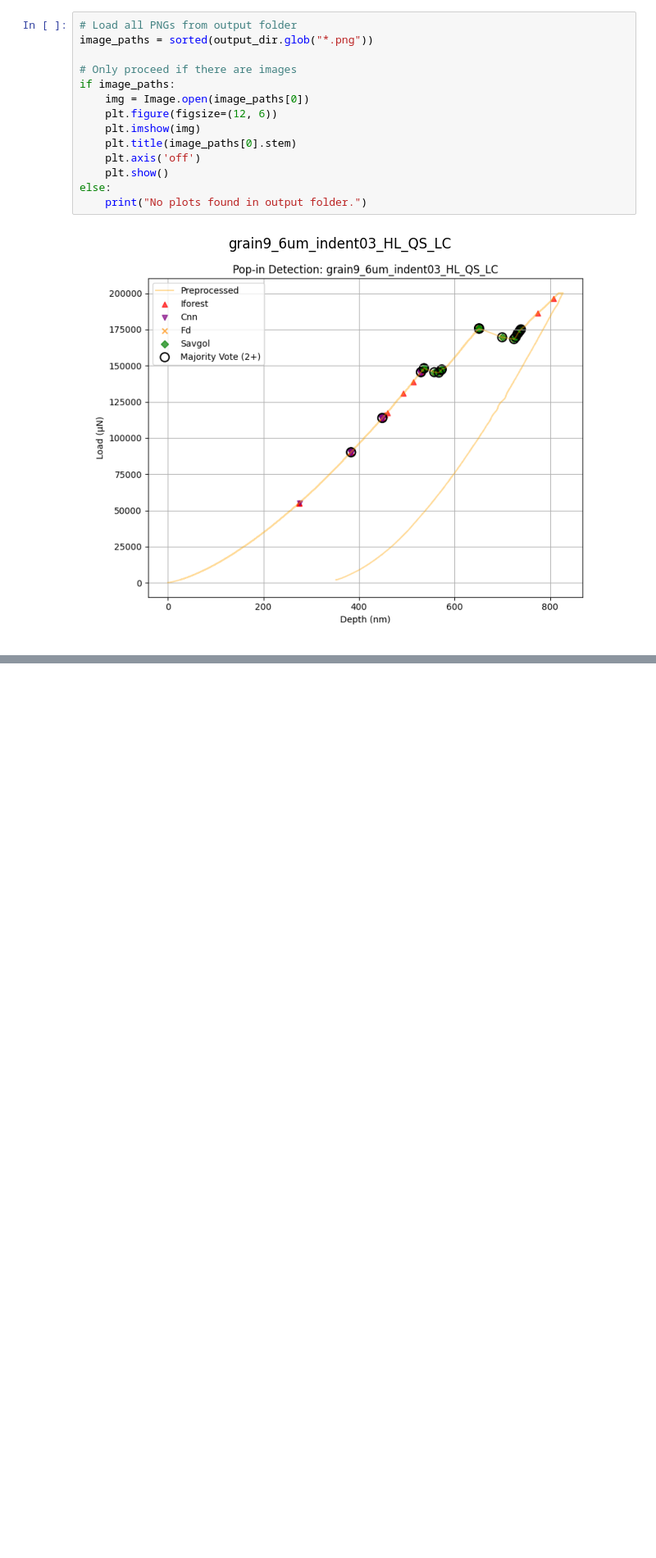
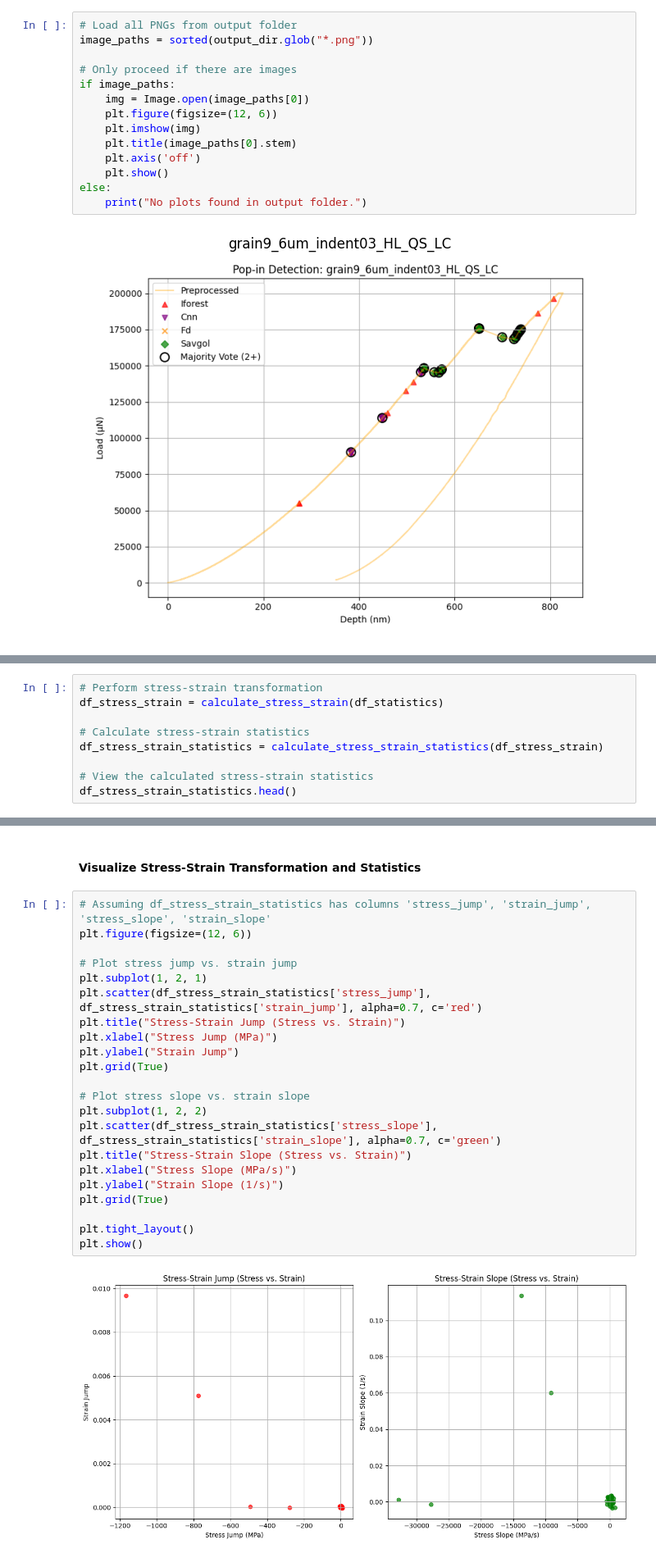
Before and after one commit to SerpRateAI/merrypopins, a Jupyter notebook: tutorials/merrypopins-tutorial.ipynb, the cells around one changed output, grey strips where cells are left out. Shown at 82% size. Cells and saved outputs as stored; diff of their text form; blank space fills up the shorter version.

```diff
--- a/tutorials/merrypopins-tutorial.ipynb
+++ b/tutorials/merrypopins-tutorial.ipynb
@@ -513,0 +550,9 @@ else:
+# %%
+# Perform stress-strain transformation
+df_stress_strain = calculate_stress_strain(df_statistics)
+
+# Calculate stress-strain statistics
+df_stress_strain_statistics = calculate_stress_strain_statistics(df_stress_strain)
+
+# View the calculated stress-strain statistics
+df_stress_strain_statistics.head()
@@ -513,0 +569,26 @@ else:
+# %% [markdown]
+#### Visualize Stress-Strain Transformation and Statistics
+# %%
+# Assuming df_stress_strain_statistics has columns 'stress_jump', 'strain_jump', 'stress_slope', 'strain_slope'
+plt.figure(figsize=(12, 6))
+
+# Plot stress jump vs. strain jump
+plt.subplot(1, 2, 1)
+plt.scatter(df_stress_strain_statistics['stress_jump'], df_stress_strain_statistics['strain_jump'], alpha=0.7, c='red')
+plt.title("Stress-Strain Jump (Stress vs. Strain)")
+plt.xlabel("Stress Jump (MPa)")
+plt.ylabel("Strain Jump")
+plt.grid(True)
+
+# Plot stress slope vs. strain slope
+plt.subplot(1, 2, 2)
+plt.scatter(df_stress_strain_statistics['stress_slope'], df_stress_strain_statistics['strain_slope'], alpha=0.7, c='green')
+plt.title("Stress-Strain Slope (Stress vs. Strain)")
+plt.xlabel("Stress Slope (MPa/s)")
+plt.ylabel("Strain Slope (1/s)")
+plt.grid(True)
+
+plt.tight_layout()
+plt.show()
+# %% [output]
+[figure, added]
```
Also changed, not shown: parts of 27 cells of this notebook, 3 other files.
